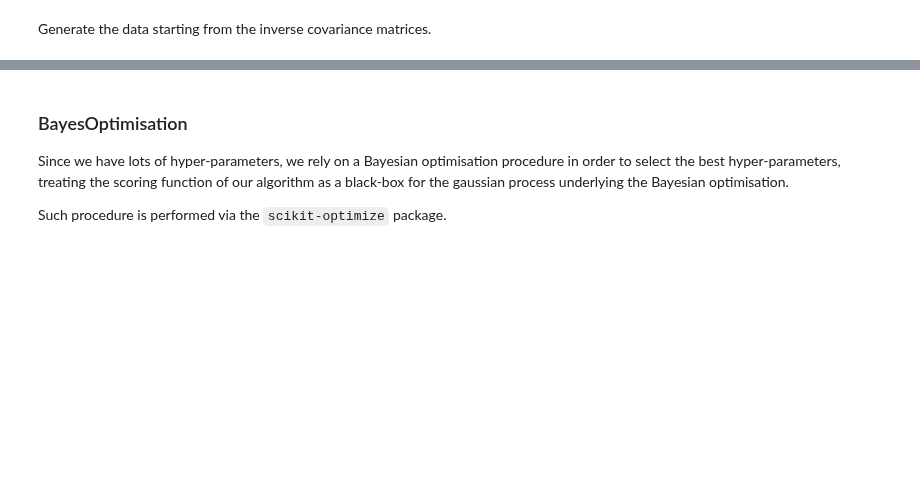
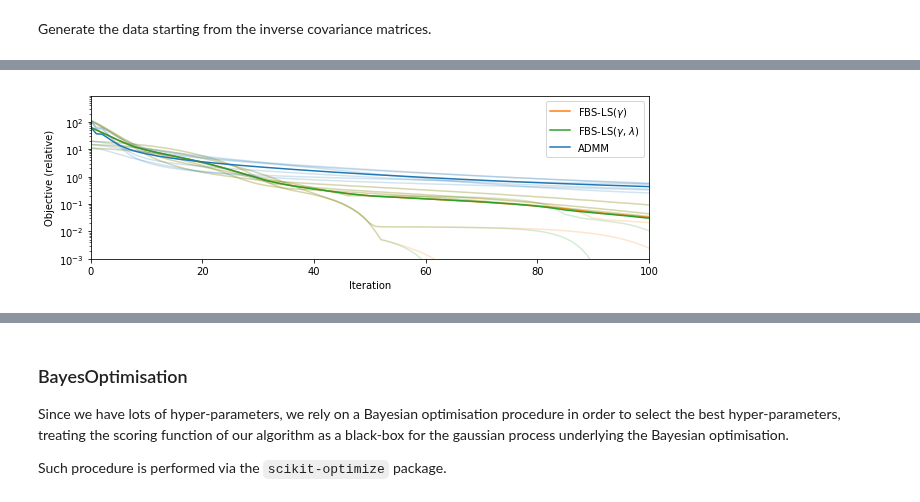
Before and after one commit to fdtomasi/regain, a Jupyter notebook: notebooks/forward_backward_TGL.ipynb, the cells around one changed output, grey strips where cells are left out. Saved outputs shown, nothing was run; the diff lists cells and outputs as text; code cells hidden in the pictures; blank space fills up the shorter version.

```diff
--- a/notebooks/forward_backward_TGL.ipynb
+++ b/notebooks/forward_backward_TGL.ipynb
@@ -231,0 +178,5 @@ plt.legend()
+# %%
+# def run_performance(beta_l1=1, beta_l2=1, alpha_l1=1, alpha_l2=1, evolution='square'):
+# evolution = 'square'
+evolution = 'square'
+max_iter = 5000000
@@ -231,0 +511,11 @@ plt.legend()
+# %%
+results_square2 = {}
+mse_square = {}
+for k in mdls:
+    for alpha, beta in params_square:
+        print alpha, beta
+        mdls[k].set_params(return_history=True, alpha=alpha, beta=beta).fit(X)
+        results_square2.setdefault(k, []).append([x.obj for x in mdls[k].history_])
+        mse_square.setdefault(k, []).append(mse_error(comp_cov=mdls[k].precision_))
+#         break
+results_square2 = {k: np.array(v) for k, v in results_square2.iteritems()}
@@ -231,0 +545,29 @@ plt.legend()
+# %%
+mm = np.minimum.reduce([xx.min(axis=1) for xx in results_smooth.itervalues()])[:, None]
+# %%
+f = plt.figure(figsize=(10,3))
+ax = plt.subplot(111)
+# ax.set_xscale("log", nonposx='clip')
+ax.set_yscale("log", nonposy='clip')
+
+colors = ("C%d"%x for x in [1,2,0])
+
+for k in sorted(results_smooth.keys())[::-1]: #, key=lambda x: 0 if 'admm' in x else (1 if 'gamma' in x else 2)):
+    v = results_smooth[k]
+#     if 'gamma' in k:
+#         continue
+#     gg_mean, gg_std = plotting(v[2:], mm[2:])
+#     plt.errorbar(range(gg_mean.size), gg_mean, yerr=gg_std, errorevery=2, lolims=1, label=mapping(k))
+#     sns.tsplot(data=plotting(v[results_square['fbs-gamma l1'].min(axis=1) < 0 ],
+#                              mm[results_square['fbs-gamma l1'].min(axis=1) < 0 ], seaborn=True), ci=100, ax=ax, color=next(colors), err_style="unit_traces",
+#               legend=True, condition=mapping(k))
+    sns.tsplot(data=plotting(v, mm, seaborn=True), ci=100, ax=ax, color=next(colors), err_style="unit_traces",
+              legend=True, condition=mapping(k))
+
+plt.xlabel("Iteration")
+plt.ylabel("Objective (relative)");
+plt.xlim([0, 100])
+plt.ylim([1e-3, None])
+plt.legend(loc='upper right');
+# %% [output]
+[figure, added]
```
Also changed, not shown: parts of 80 cells of this notebook, 4 other files.
